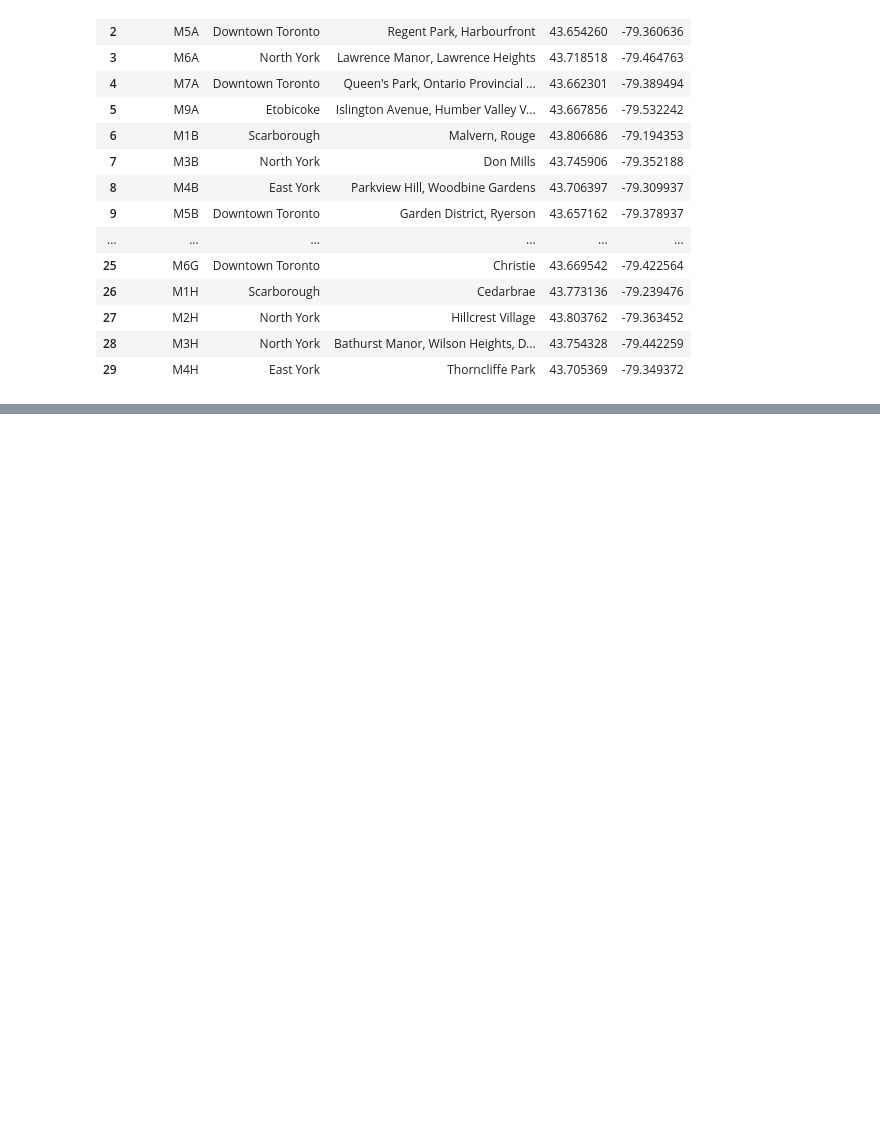
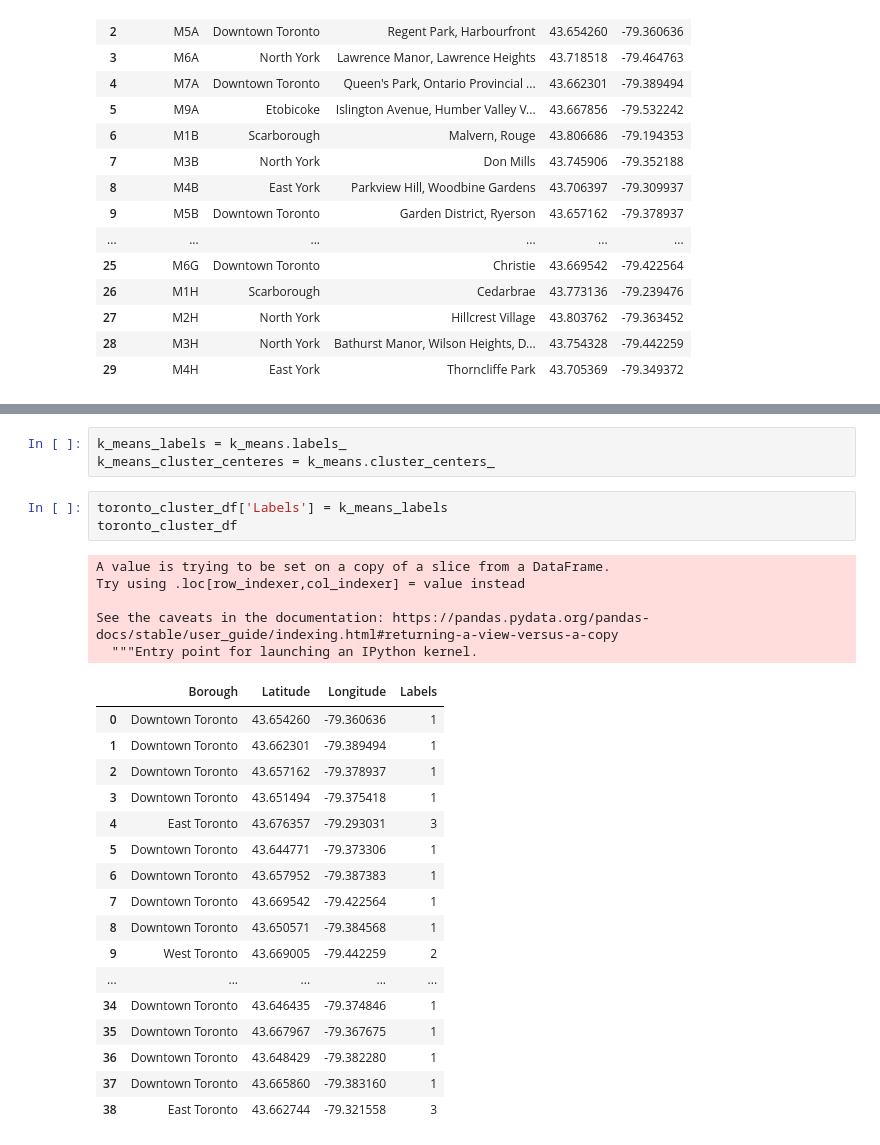
Before and after one commit to Azzam-Radman/Applied-Data-Science-Capstone-Project, a Jupyter notebook: Segmenting and Clustering Neighborhoods in Toronto.ipynb, the cells around one changed output, grey strips where cells are left out. Saved outputs shown, nothing was run; the diff lists cells and outputs as text; blank space fills up the shorter version.

```diff
--- a/Segmenting and Clustering Neighborhoods in Toronto.ipynb
+++ b/Segmenting and Clustering Neighborhoods in Toronto.ipynb
@@ -161,0 +286,29 @@ df_new.head(30)
+# %%
+k_means_labels = k_means.labels_
+k_means_cluster_centeres = k_means.cluster_centers_
+# %%
+toronto_cluster_df['Labels'] = k_means_labels
+toronto_cluster_df
+# %% [output]
+A value is trying to be set on a copy of a slice from a DataFrame.
+Try using .loc[row_indexer,col_indexer] = value instead
+
+See the caveats in the documentation: https://pandas.pydata.org/pandas-docs/stable/user_guide/indexing.html#returning-a-view-versus-a-copy
+  """Entry point for launching an IPython kernel.
+|  | Borough | Latitude | Longitude | Labels |
+| 0 | Downtown Toronto | 43.654260 | -79.360636 | 1 |
+| 1 | Downtown Toronto | 43.662301 | -79.389494 | 1 |
+| 2 | Downtown Toronto | 43.657162 | -79.378937 | 1 |
+| 3 | Downtown Toronto | 43.651494 | -79.375418 | 1 |
+| 4 | East Toronto | 43.676357 | -79.293031 | 3 |
+| 5 | Downtown Toronto | 43.644771 | -79.373306 | 1 |
+| 6 | Downtown Toronto | 43.657952 | -79.387383 | 1 |
+| 7 | Downtown Toronto | 43.669542 | -79.422564 | 1 |
+| 8 | Downtown Toronto | 43.650571 | -79.384568 | 1 |
+| 9 | West Toronto | 43.669005 | -79.442259 | 2 |
+| ... | ... | ... | ... | ... |
+| 34 | Downtown Toronto | 43.646435 | -79.374846 | 1 |
+| 35 | Downtown Toronto | 43.667967 | -79.367675 | 1 |
+| 36 | Downtown Toronto | 43.648429 | -79.382280 | 1 |
+| 37 | Downtown Toronto | 43.665860 | -79.383160 | 1 |
+| 38 | East Toronto | 43.662744 | -79.321558 | 3 |
```
Also changed, not shown: parts of 10 cells of this notebook.
